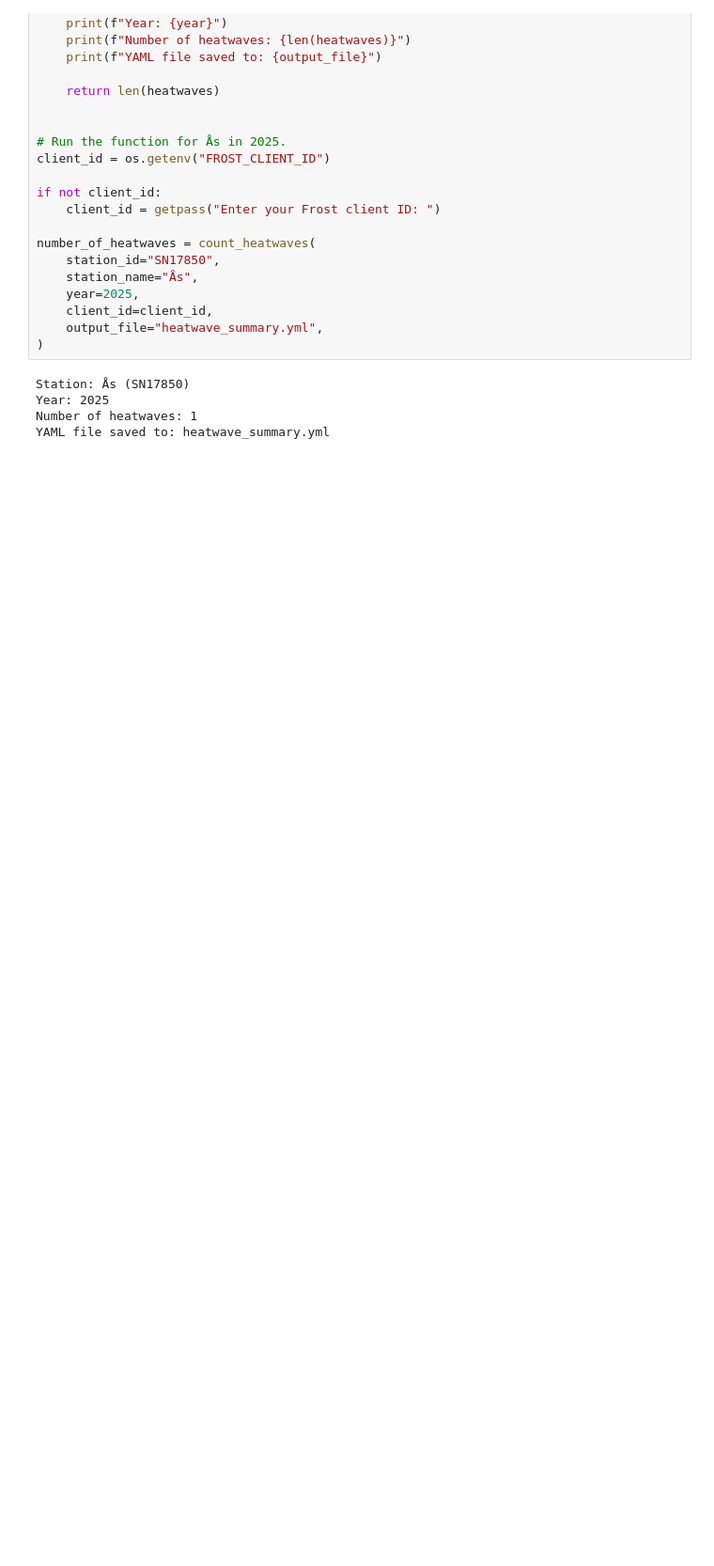
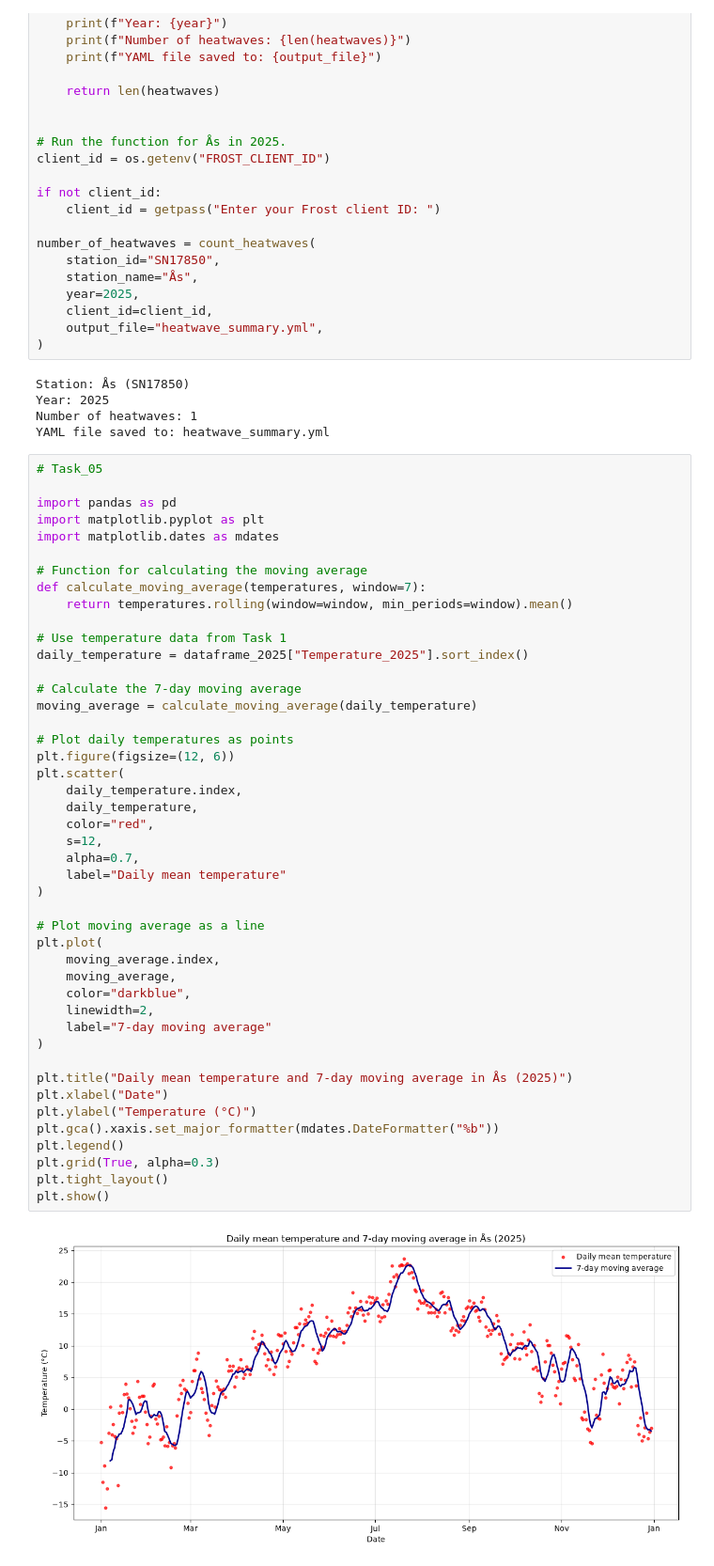
Before and after one commit to cynthia2701/Deliverable_1, a Jupyter notebook: main.ipynb, the cells around one changed output. Shown at 94% size. Cells and saved outputs as stored; diff of their text form; blank space fills up the shorter version.

Commit message:
Complete task 05 moving average visualization

```diff
--- a/main.ipynb
+++ b/main.ipynb
@@ -359,3 +359,50 @@ Station: Ås (SN17850)
 Year: 2025
 Number of heatwaves: 1
 YAML file saved to: heatwave_summary.yml
+# %%
+# Task_05
+
+import pandas as pd
+import matplotlib.pyplot as plt
+import matplotlib.dates as mdates
+
+# Function for calculating the moving average
+def calculate_moving_average(temperatures, window=7):
+    return temperatures.rolling(window=window, min_periods=window).mean()
+
+# Use temperature data from Task 1
+daily_temperature = dataframe_2025["Temperature_2025"].sort_index()
+
+# Calculate the 7-day moving average
+moving_average = calculate_moving_average(daily_temperature)
+
+# Plot daily temperatures as points
+plt.figure(figsize=(12, 6))
+plt.scatter(
+    daily_temperature.index,
+    daily_temperature,
+    color="red",
+    s=12,
+    alpha=0.7,
+    label="Daily mean temperature"
+)
+
+# Plot moving average as a line
+plt.plot(
+    moving_average.index,
+    moving_average,
+    color="darkblue",
+    linewidth=2,
+    label="7-day moving average"
+)
+
+plt.title("Daily mean temperature and 7-day moving average in Ås (2025)")
+plt.xlabel("Date")
+plt.ylabel("Temperature (°C)")
+plt.gca().xaxis.set_major_formatter(mdates.DateFormatter("%b"))
+plt.legend()
+plt.grid(True, alpha=0.3)
+plt.tight_layout()
+plt.show()
+# %% [output]
+[figure, added]
```
